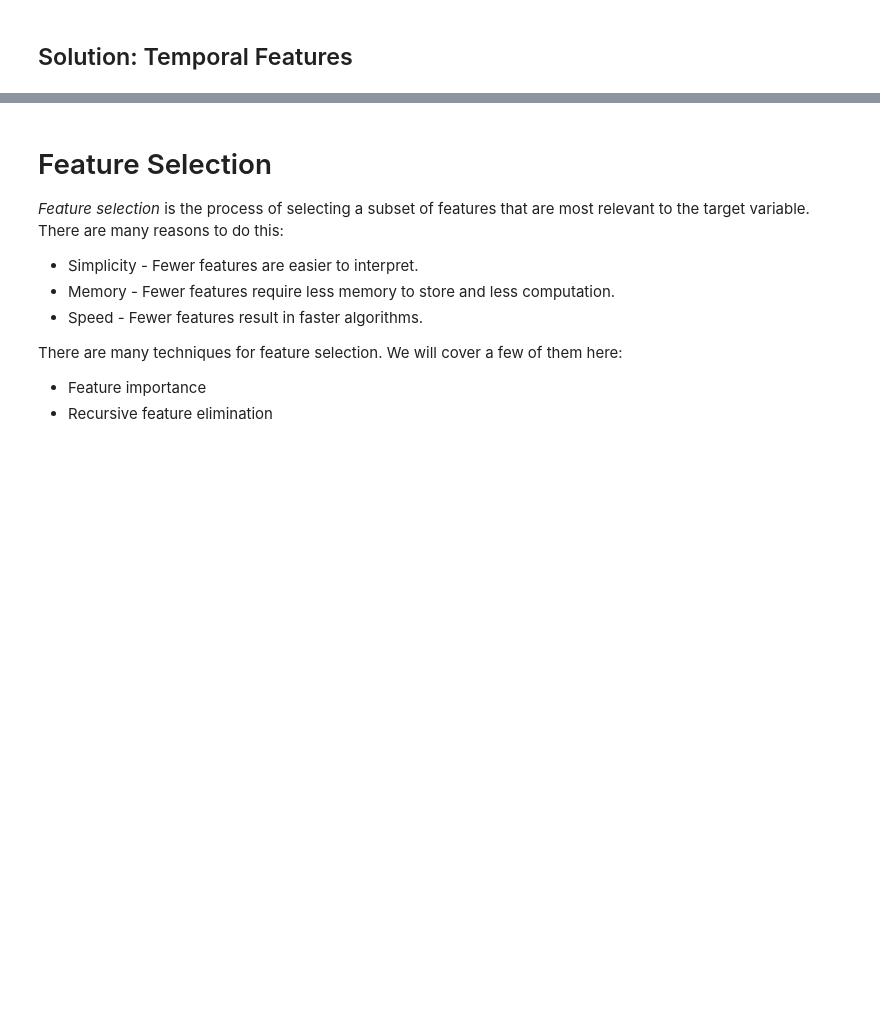
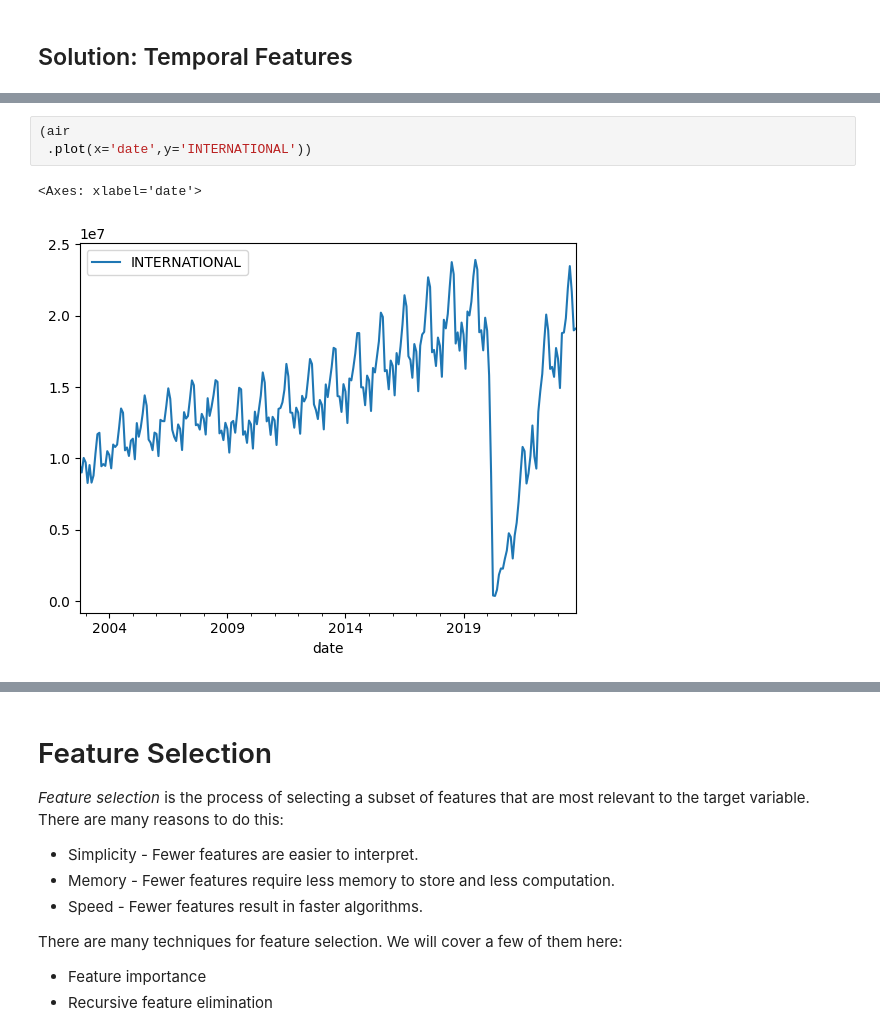
Before and after one commit to ys196/applied-machine-learning-feature-engineering-3809062, a Jupyter notebook: featureengineering.ipynb, the cells around one changed output, grey strips where cells are left out. Cells and saved outputs as stored; diff of their text form; blank space fills up the shorter version.

```diff
--- a/featureengineering.ipynb
+++ b/featureengineering.ipynb
@@ -2612,0 +2768,6 @@ Then make another model using the `seasonal_decompose` function to add a seasona
+# %%
+(air
+ .plot(x='date',y='INTERNATIONAL'))
+# %% [output]
+<Axes: xlabel='date'>
+[figure, added]
```
Also changed, not shown: parts of 39 cells of this notebook.
